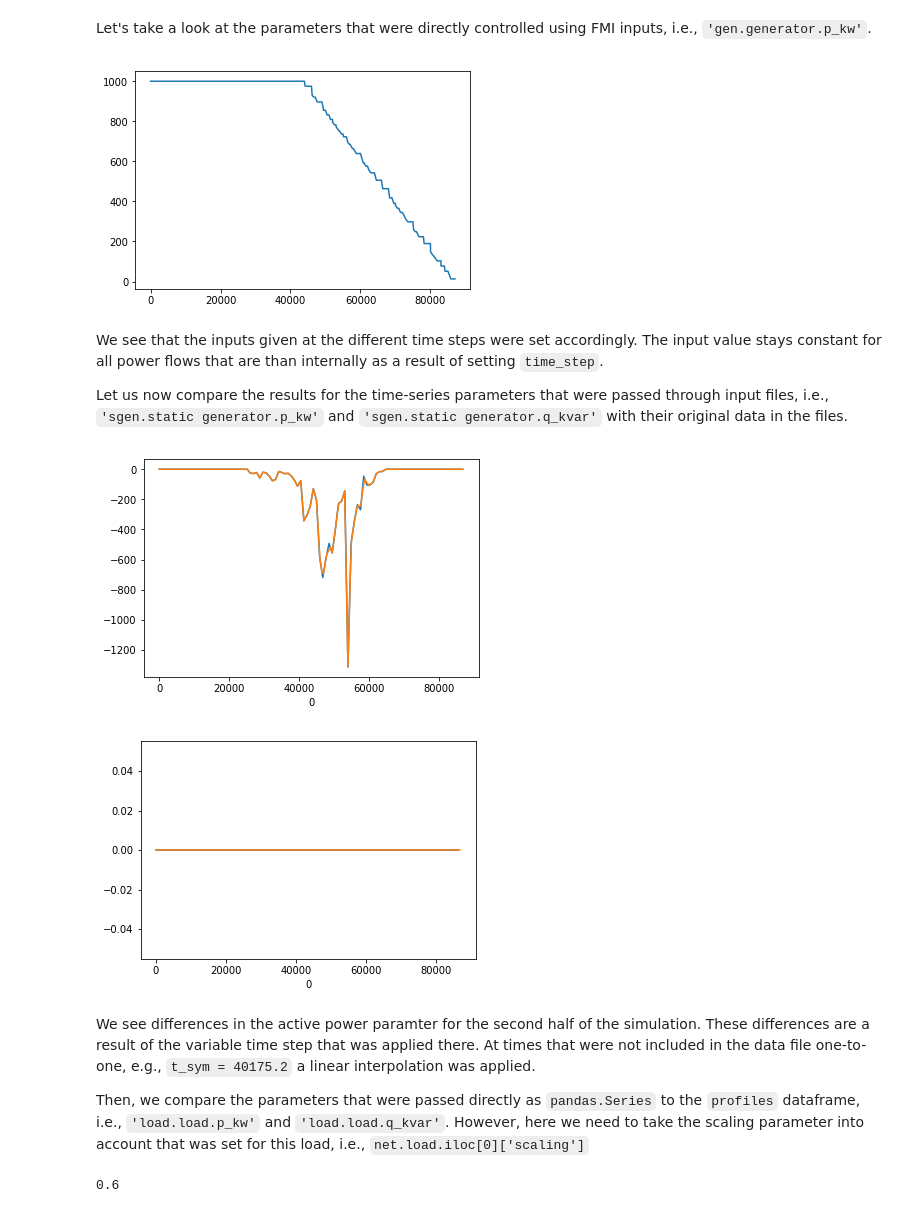
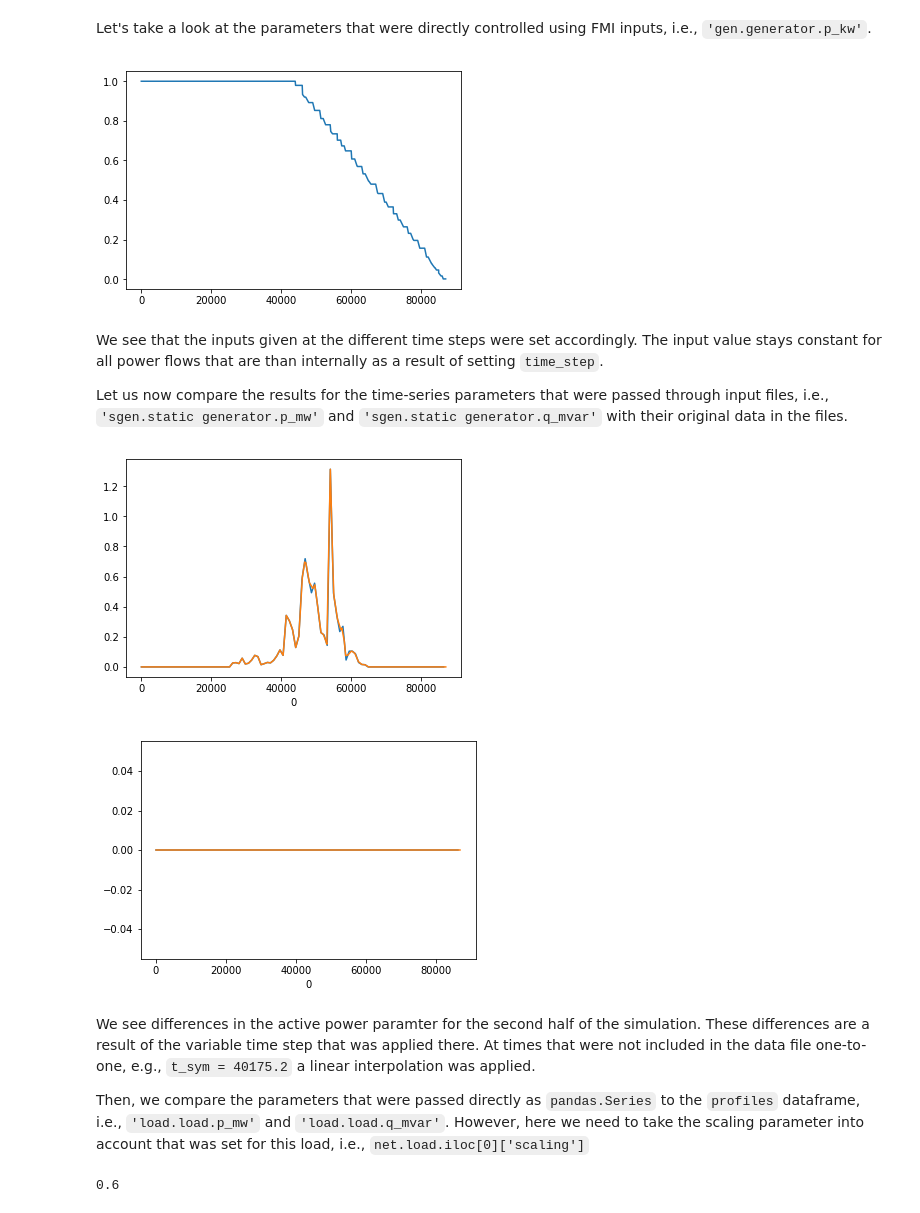
Before and after one commit to AIT-IES/pandapowerFMU, a Jupyter notebook: example/example.ipynb, the cells around one changed output. Saved outputs shown, nothing was run; the diff lists cells and outputs as text; code cells hidden in the pictures.

Commit message:
updated to pandapower 2.0

```diff
--- a/example/example.ipynb
+++ b/example/example.ipynb
@@ -50,14 +48,14 @@ Note that when the profile is directly given in the profile column it will not b
 import pandas as pd
 # create an empty dataframe with all necessary columns
 profiles = pd.DataFrame(columns=['class', 'component', 'parameter', 'file', 'column', 'profile'])
-# for the active and reactive power 'p_kw' and 'q_kvar' of 'static generator' with class 'sgen' the columns '1' and '2' from file 'pvgen.csv' should be used
-profiles.loc[0] = ['sgen', 'static generator', 'p_kw',  r'pvgen.csv', '1', None]
-profiles.loc[1] = ['sgen', 'static generator', 'q_kvar',  r'pvgen.csv', '2', None]
-# for the active and reactive power 'p_kw' and 'q_kvar' of 'load' with class 'load' we want to attach the series directly in the dataframe
+# for the active and reactive power 'p_mw' and 'q_mvar' of 'static generator' with class 'sgen' the columns '1' and '2' from file 'pvgen.csv' should be used
+profiles.loc[0] = ['sgen', 'static generator', 'p_mw',  r'pvgen.csv', '1', None]
+profiles.loc[1] = ['sgen', 'static generator', 'q_mvar',  r'pvgen.csv', '2', None]
+# for the active and reactive power 'p_mw' and 'q_mvar' of 'load' with class 'load' we want to attach the series directly in the dataframe
 series_pkw = pd.read_csv('elload.csv', header=None, index_col=0, usecols=[0, 1])[1] # we load the series for active power from file ...
-profiles.loc[2] = ['load', 'load', 'p_kw', None, None, series_pkw] # ...and attach it as profile
+profiles.loc[2] = ['load', 'load', 'p_mw', None, None, series_pkw] # ...and attach it as profile
 series_qkvar = pd.read_csv('elload.csv', header=None, index_col=0, usecols=[0, 2])[2] # we load the series for reactive power from file ...
-profiles.loc[3] = ['load', 'load', 'q_kvar', None, None, series_qkvar] # ...and attach it as profile
+profiles.loc[3] = ['load', 'load', 'q_mvar', None, None, series_qkvar] # ...and attach it as profile
 # we pass the dataframe to the pandapower network
 net.profiles = profiles
 net.profiles
@@ -83,8 +81,8 @@ net.result_file
 The fmi_input_vars attribute must be of type `dict`. The dictonary keys must be one or more from `'Real'`, `'Integer'`, `'Boolean'` or `'String'` defining the type of input that is passed to the FMU. The input names must then be passed as `list` or `str`. The input names must thereby follow the following nameing convention `class.component.parameter`.
 # %%
 fmi_input_vars = {}
-# active power generation 'p_kw' of 'generator' with class 'gen' is defined as input to the FMU
-fmi_input_vars['Real'] = ['gen.generator.p_kw']
+# active power generation 'p_mw' of 'generator' with class 'gen' is defined as input to the FMU
+fmi_input_vars['Real'] = ['gen.generator.p_mw']
 # set network attribute
 net.fmi_input_vars = fmi_input_vars
 # %% [markdown]
@@ -93,8 +91,8 @@ net.fmi_input_vars = fmi_input_vars
 The fmi_output_vars attribute must be of type `dict`. The dictonary keys must be one or more from `'Real'`, `'Integer'`, `'Boolean'` or `'String'` defining the type of input that is passed to the FMU. The input names must then be passed as `list` or `str`. The input names must thereby follow the following nameing convention `class.component.parameter`.
 # %%
 fmi_output_vars = {}
-# active and reactive power generation 'p_kw' and 'q_kvar' of 'static generator' with class 'sgen' is defined as output of the FMU
-fmi_output_vars['Real'] = ['sgen.static generator.p_kw', 'sgen.static generator.q_kvar']
+# active and reactive power generation 'p_mw' and 'q_mvar' of 'static generator' with class 'sgen' is defined as output of the FMU
+fmi_output_vars['Real'] = ['sgen.static generator.p_mw', 'sgen.static generator.q_mvar']
 # set network attribute
 net.fmi_output_vars = fmi_output_vars
 # %% [markdown]
@@ -213,29 +212,29 @@ Let's take a look at the parameters that were directly controlled using FMI inpu
 import matplotlib.pyplot as plt
 %matplotlib inline
 # plot the relevant parameter
-df_res['gen']['generator']['p_kw'].plot()
+df_res['gen']['generator']['p_mw'].plot()
 plt.show()
 # %% [output]
-[figure, old version]
+[figure, new version]
 # %% [markdown]
 We see that the inputs given at the different time steps were set accordingly. The input value stays constant for all power flows that are than internally as a result of setting `time_step`.
 
-Let us now compare the results for the time-series parameters that were passed through input files, i.e., `'sgen.static generator.p_kw'` and `'sgen.static generator.q_kvar'` with their original data in the files.
+Let us now compare the results for the time-series parameters that were passed through input files, i.e., `'sgen.static generator.p_mw'` and `'sgen.static generator.q_mvar'` with their original data in the files.
 # %%
 # plot the relevant parameter
 pd.read_csv('pvgen.csv', header=None, index_col=0, usecols=[0, 1])[1][t_start:t_end].plot() # load time series from file
-df_res['sgen']['static generator']['p_kw'].plot()
+df_res['sgen']['static generator']['p_mw'].plot()
 plt.show()
 pd.read_csv('pvgen.csv', header=None, index_col=0, usecols=[0, 2])[2][t_start:t_end].plot() # load time series from file
-df_res['sgen']['static generator']['q_kvar'].plot()
+df_res['sgen']['static generator']['q_mvar'].plot()
 plt.show()
 # %% [output]
-[figure, old version]
+[figure, new version]
 [figure]
 # %% [markdown]
 We see differences in the active power paramter for the second half of the simulation. These differences are a result of the variable time step that was applied there. At times that were not included in the data file one-to-one, e.g., `t_sym = 40175.2` a linear interpolation was applied.
 
-Then, we compare the parameters that were passed directly as `pandas.Series` to the `profiles` dataframe, i.e., `'load.load.p_kw'` and `'load.load.q_kvar'`. However, here we need to take the scaling parameter into account that was set for this load, i.e., `net.load.iloc[0]['scaling']`
+Then, we compare the parameters that were passed directly as `pandas.Series` to the `profiles` dataframe, i.e., `'load.load.p_mw'` and `'load.load.q_mvar'`. However, here we need to take the scaling parameter into account that was set for this load, i.e., `net.load.iloc[0]['scaling']`
 # %%
 net.load.iloc[0]['scaling']
 # %% [output]
```
Also changed, not shown: parts of 7 cells of this notebook, 3 other files.
